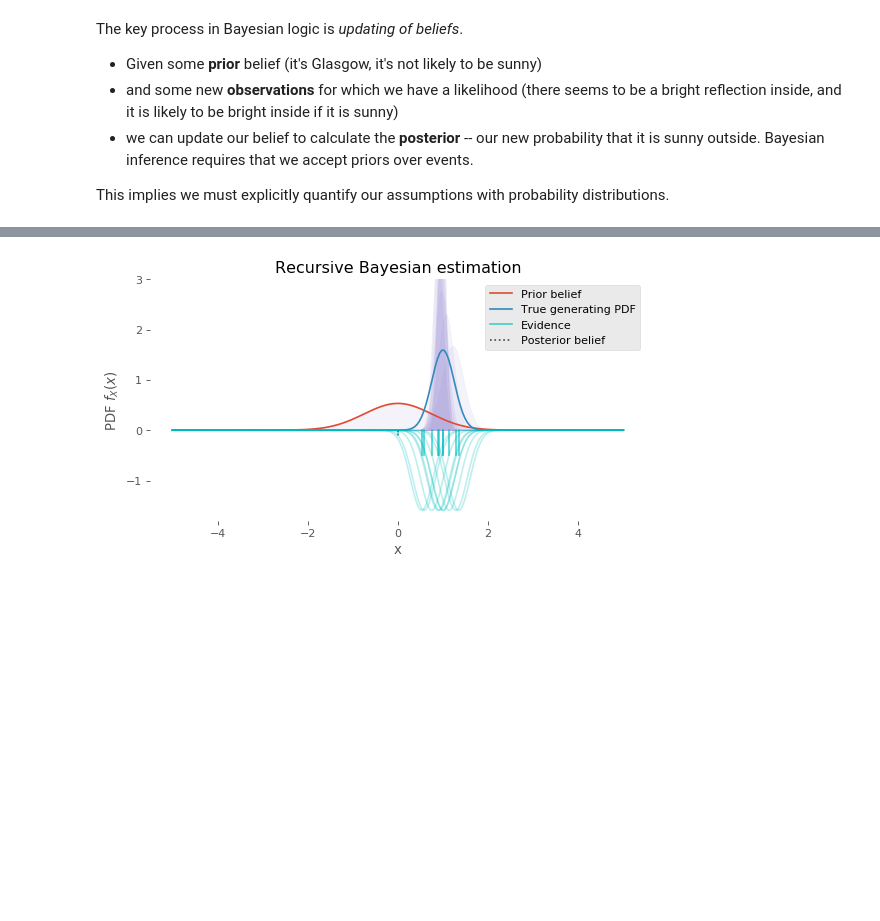
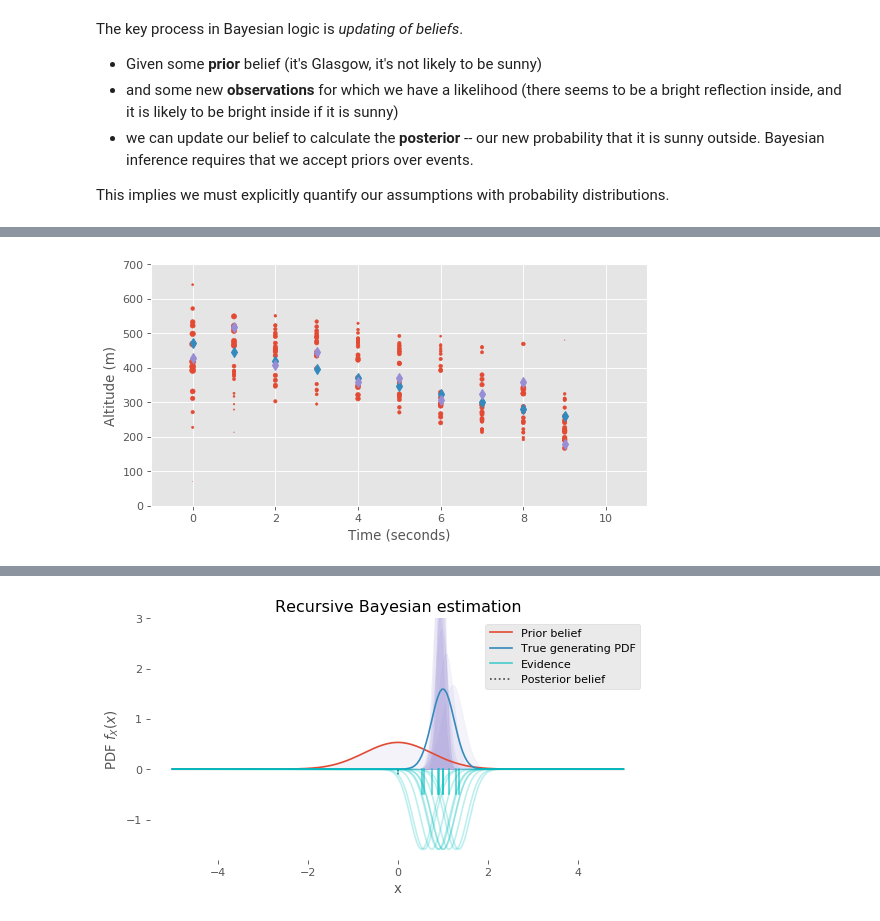
Before and after one commit to johnhw/chi_course_2019, a Jupyter notebook: 01_intro_to_bayesian_methods/Introduction_to_Bayesian_Methods_in_HCI.ipynb, the cells around one changed output, grey strips where cells are left out. Cells and saved outputs as stored; diff of their text form; code cells hidden in the pictures; blank space fills up the shorter version.

```diff
--- a/01_intro_to_bayesian_methods/Introduction_to_Bayesian_Methods_in_HCI.ipynb
+++ b/01_intro_to_bayesian_methods/Introduction_to_Bayesian_Methods_in_HCI.ipynb
@@ -386,0 +376,57 @@ Bayes' rule is the (only) correct way to combine prior belief and observation to
+# %%
+def estimate_landing(iters=100, noise=0.1, k=5):
+    n_samples = 20
+    alt_guess = np.random.normal(500, 300, n_samples)
+    vsi_guess = np.random.normal(-20, 10, n_samples)
+
+
+    alt_true = 500
+    vsi_true = -27.5
+
+    # set up a figure
+    fig = plt.figure()
+    ax = fig.add_subplot(1,1,1)
+    ax.set_ylim(-0.5, 700)
+    ax.set_ylabel("Altitude (m)")
+    ax.set_xlabel("Time (seconds)")
+    ax.set_xlim(-1, iters+1)
+
+    for ix in range(iters):
+
+
+        # update our position estimate
+        alt_guess += vsi_guess
+
+        # make a noisy observation
+        alt_obs = alt_true + np.random.normal(0, noise)
+
+        # update our simulated model
+        alt_true += vsi_true
+        vsi_true *= 0.97
+
+        # compute a weighting function
+        weights = np.exp(-(alt_guess - alt_obs)**2 * k)
+
+        weights = weights / np.sum(weights) # normalise
+
+        ax.plot(ix, alt_true, 'C1d')
+        ax.plot(ix, alt_obs, 'C2d')
+        ax.scatter(x=np.tile(ix, (len(alt_guess))), y=alt_guess, s=(weights)*250, color='C0')
+
+        # copy the particles, favouring heavily weighted ones
+        copies = pfilter.resample(weights)
+
+        #for i in range(len(alt_guess)):
+        #    ax.plot([ix, ix+1], [alt_guess[i], alt_guess[copies[i]]], 'C0-', alpha=0.2)
+
+        alt_guess = alt_guess[copies]
+        vsi_guess = vsi_guess[copies]
+
+        # add a little noise
+        alt_guess += np.random.normal(0, 10, alt_guess.shape)
+        vsi_guess += np.random.normal(0, 0.5, vsi_guess.shape)
+
+
+estimate_landing(noise=50, k=5e-5, iters=10)
+# %% [output]
+[figure, added]
```
Also changed, not shown: parts of 22 cells of this notebook, 3 other files.
